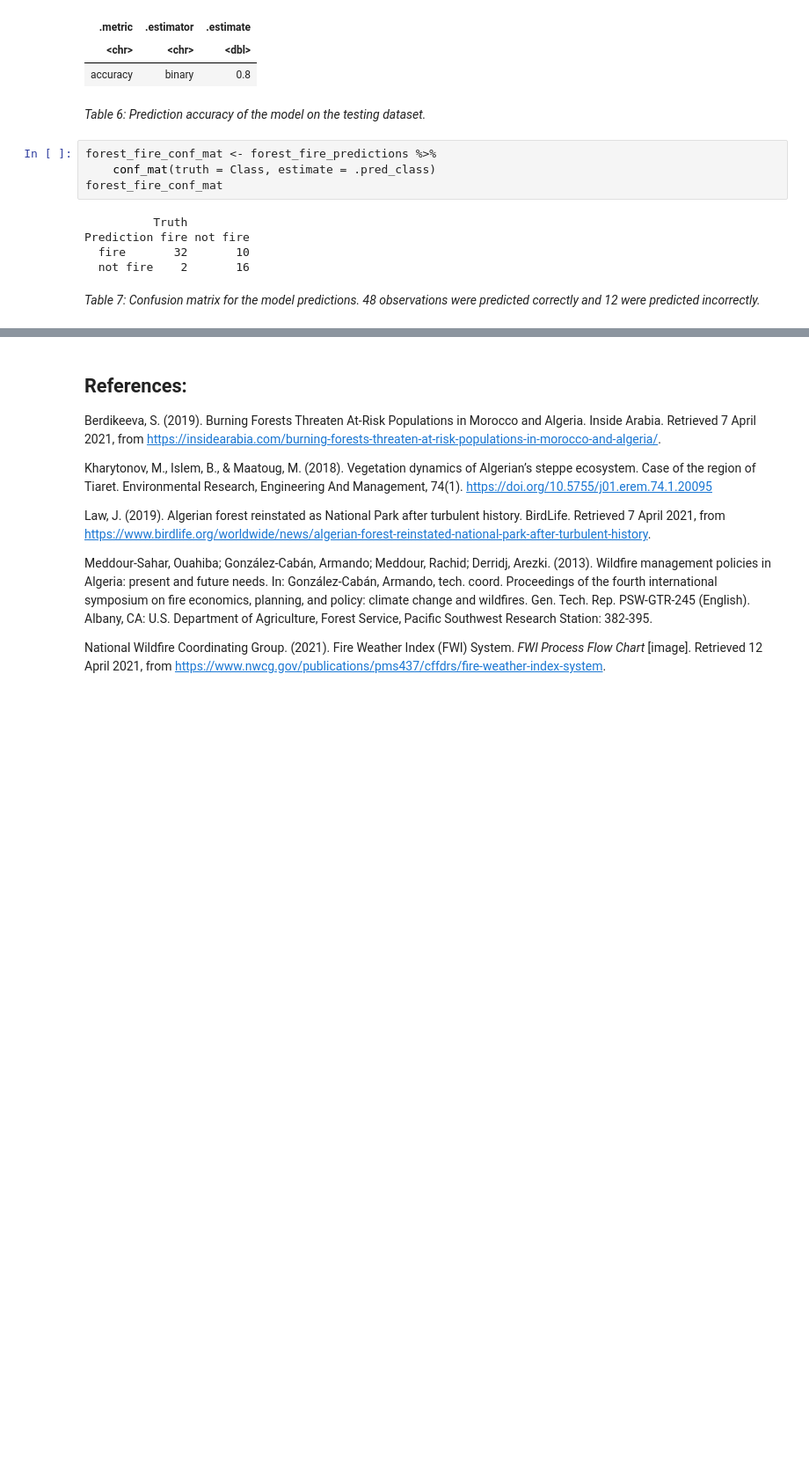
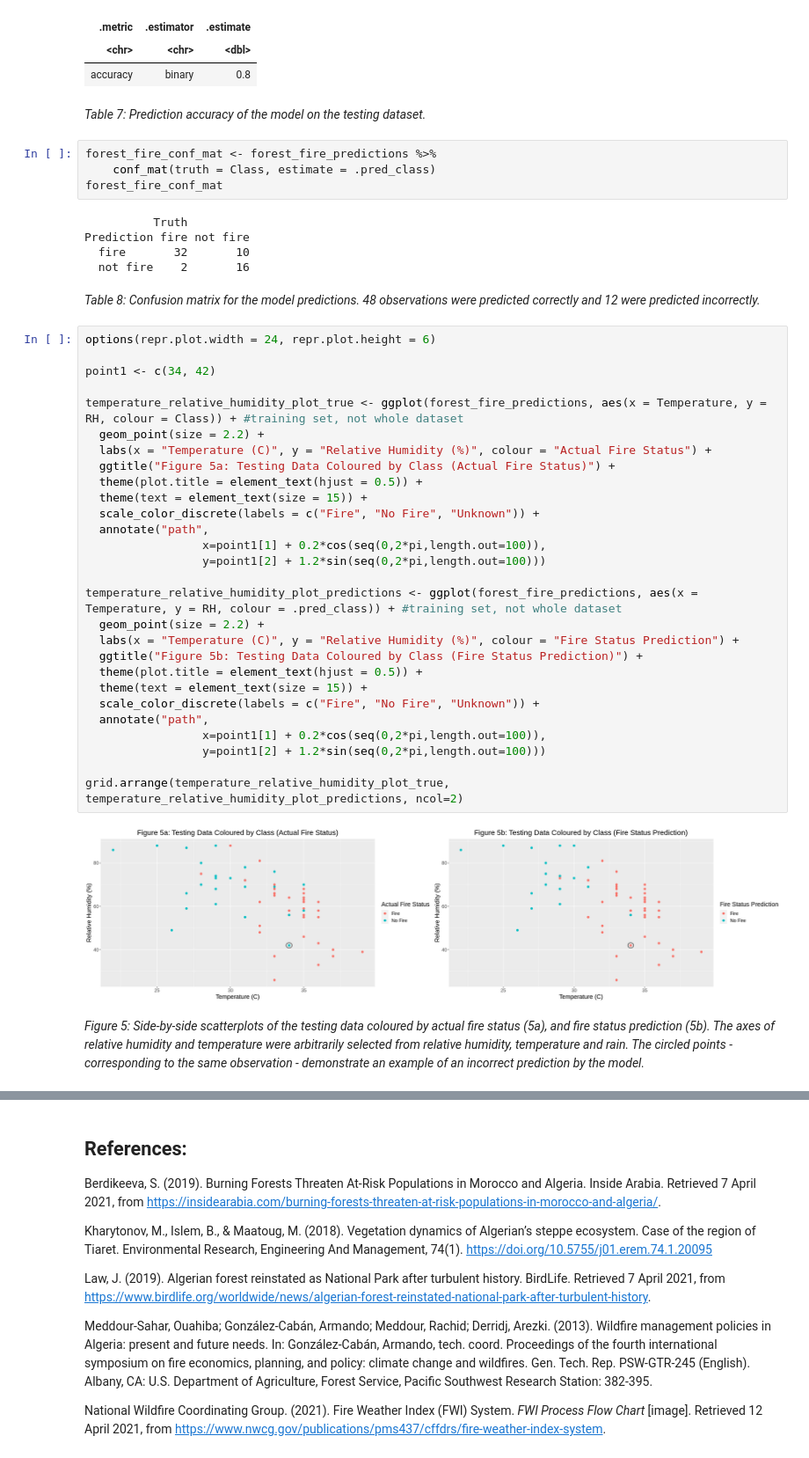
Before and after one commit to deckyblue/DSCI100_Final_Project, a Jupyter notebook: DSCI_project.ipynb, the cells around one changed output, grey strips where cells are left out. Shown: that part at 88% size. Cells and saved outputs as stored; diff of their text form; blank space fills up the shorter version.

Commit message:
Meeting with Andy - Added Testing Set Plots
Figure 5 + caption

```diff
--- a/DSCI_project.ipynb
+++ b/DSCI_project.ipynb
@@ -377,7 +377,7 @@ A tibble: 1 × 3
 | <chr> | <chr> | <dbl> |
 | accuracy | binary | 0.8 |
 # %% [markdown]
-*Table 6: Prediction accuracy of the model on the testing dataset.*
+*Table 7: Prediction accuracy of the model on the testing dataset.*
 # %%
 forest_fire_conf_mat <- forest_fire_predictions %>%
     conf_mat(truth = Class, estimate = .pred_class)
@@ -388,4 +388,36 @@ Prediction fire not fire
   fire       32       10
   not fire    2       16
 # %% [markdown]
-<i>Table 7: Confusion matrix for the model predictions. 48 observations were predicted correctly and 12 were predicted incorrectly.</i>
+<i>Table 8: Confusion matrix for the model predictions. 48 observations were predicted correctly and 12 were predicted incorrectly.</i>
+# %%
+options(repr.plot.width = 24, repr.plot.height = 6)
+
+point1 <- c(34, 42)
+
+temperature_relative_humidity_plot_true <- ggplot(forest_fire_predictions, aes(x = Temperature, y = RH, colour = Class)) + #training set, not whole dataset
+  geom_point(size = 2.2) +
+  labs(x = "Temperature (C)", y = "Relative Humidity (%)", colour = "Actual Fire Status") +
+  ggtitle("Figure 5a: Testing Data Coloured by Class (Actual Fire Status)") +
+  theme(plot.title = element_text(hjust = 0.5)) +
+  theme(text = element_text(size = 15)) +
+  scale_color_discrete(labels = c("Fire", "No Fire", "Unknown")) +
+  annotate("path",
+                 x=point1[1] + 0.2*cos(seq(0,2*pi,length.out=100)),
+                 y=point1[2] + 1.2*sin(seq(0,2*pi,length.out=100)))
+
+temperature_relative_humidity_plot_predictions <- ggplot(forest_fire_predictions, aes(x = Temperature, y = RH, colour = .pred_class)) + #training set, not whole dataset
+  geom_point(size = 2.2) +
+  labs(x = "Temperature (C)", y = "Relative Humidity (%)", colour = "Fire Status Prediction") +
+  ggtitle("Figure 5b: Testing Data Coloured by Class (Fire Status Prediction)") +
+  theme(plot.title = element_text(hjust = 0.5)) +
+  theme(text = element_text(size = 15)) +
+  scale_color_discrete(labels = c("Fire", "No Fire", "Unknown")) +
+  annotate("path",
+                 x=point1[1] + 0.2*cos(seq(0,2*pi,length.out=100)),
+                 y=point1[2] + 1.2*sin(seq(0,2*pi,length.out=100)))
+
+grid.arrange(temperature_relative_humidity_plot_true, temperature_relative_humidity_plot_predictions, ncol=2)
+# %% [output]
+[figure, added]
+# %% [markdown]
+*Figure 5: Side-by-side scatterplots of the testing data coloured by actual fire status (5a), and fire status prediction (5b). The axes of relative humidity and temperature were arbitrarily selected from relative humidity, temperature and rain. The circled points - corresponding to the same observation - demonstrate an example of an incorrect prediction by the model.*
```
Also changed, not shown: parts of 8 cells of this notebook.
